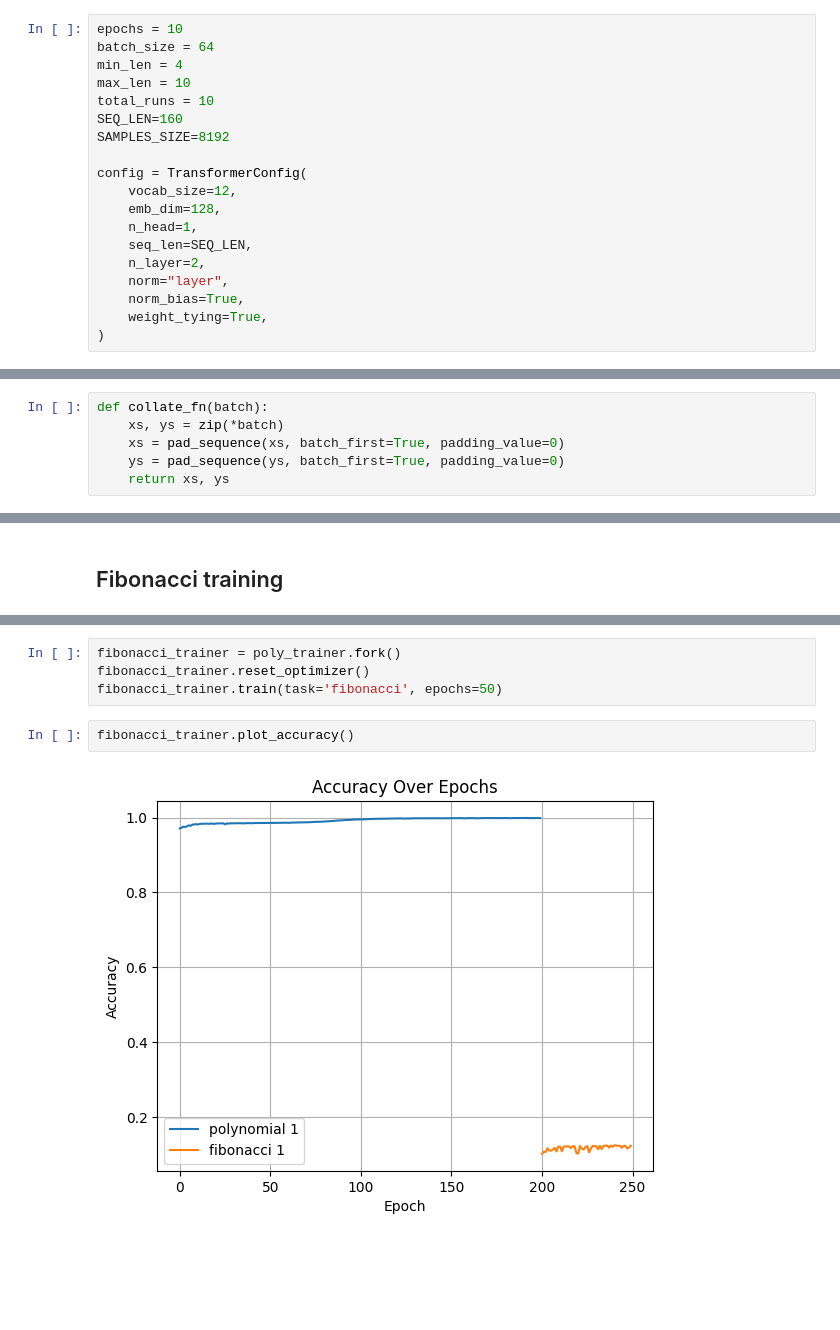
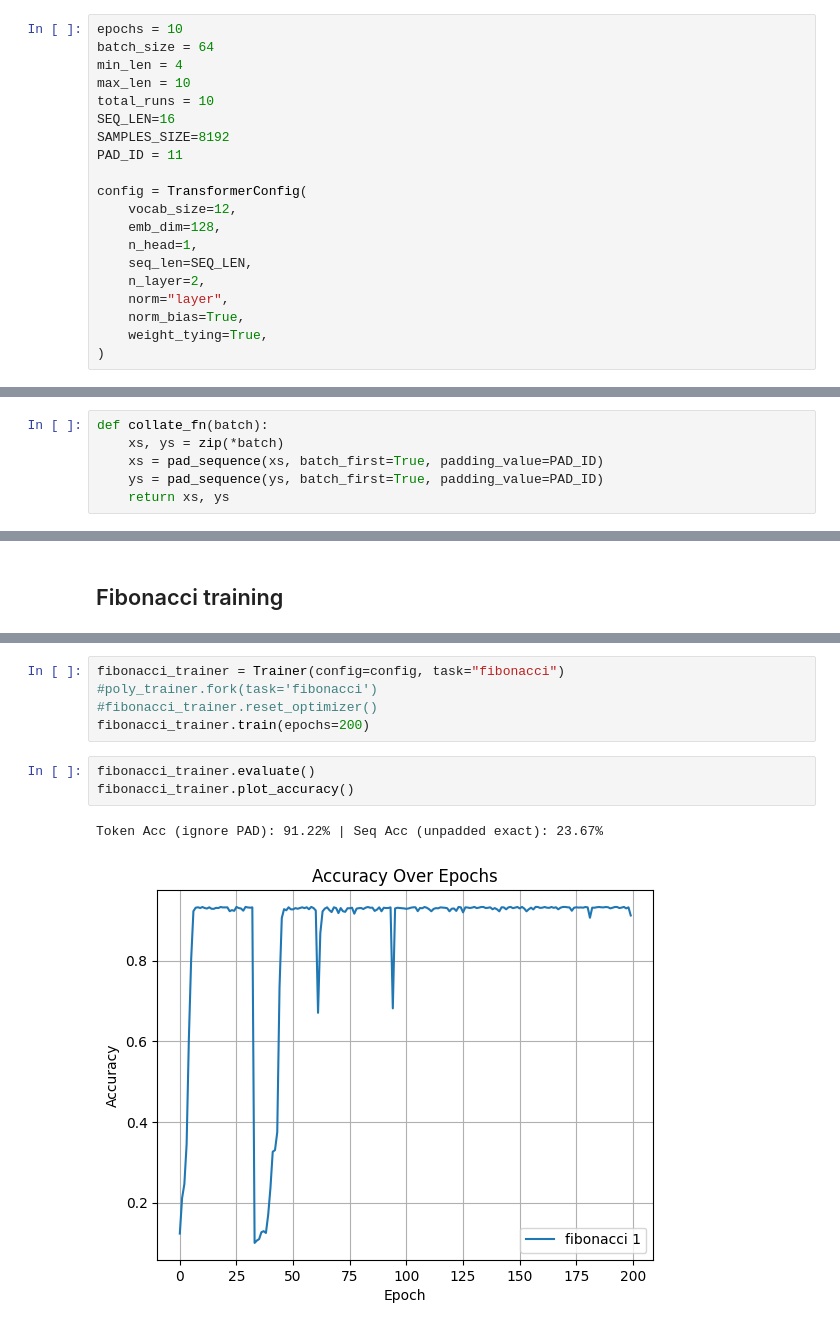
Before and after one commit to avivabou/pal, a Jupyter notebook: projects/cot/notebooks/bounded_output.ipynb, the cells around one changed output, grey strips where cells are left out. Drawn from its saved outputs; the diff is of its cells as text; blank space fills up the shorter version.

Commit message:
working fibonacci

```diff
--- a/projects/cot/notebooks/bounded_output.ipynb
+++ b/projects/cot/notebooks/bounded_output.ipynb
@@ -28,8 +31,9 @@ batch_size = 64
 min_len = 4
 max_len = 10
 total_runs = 10
-SEQ_LEN=160
+SEQ_LEN=16
 SAMPLES_SIZE=8192
+PAD_ID = 11
 
 config = TransformerConfig(
     vocab_size=12,
@@ -178,11 +201,11 @@ class FibonacciDataset(Dataset):
-# %%
-def collate_fn(batch):
-    xs, ys = zip(*batch)
-    xs = pad_sequence(xs, batch_first=True, padding_value=0)
-    ys = pad_sequence(ys, batch_first=True, padding_value=0)
-    return xs, ys
 # %% [markdown]
 ## Model Object
+# %%
+def collate_fn(batch):
+    xs, ys = zip(*batch)
+    xs = pad_sequence(xs, batch_first=True, padding_value=PAD_ID)
+    ys = pad_sequence(ys, batch_first=True, padding_value=PAD_ID)
+    return xs, ys
 # %%
 class Trainer:
     all_accuracies = []
@@ -371,8 +582,10 @@ factorial_trainer.plot_accuracy()
 # %%
-fibonacci_trainer = poly_trainer.fork()
-fibonacci_trainer.reset_optimizer()
-fibonacci_trainer.train(task='fibonacci', epochs=50)
+fibonacci_trainer = Trainer(config=config, task="fibonacci") #poly_trainer.fork(task='fibonacci')
+#fibonacci_trainer.reset_optimizer()
+fibonacci_trainer.train(epochs=200)
 # %%
+fibonacci_trainer.evaluate()
 fibonacci_trainer.plot_accuracy()
 # %% [output]
+Token Acc (ignore PAD): 91.22% | Seq Acc (unpadded exact): 23.67%
-[figure, old version]
+[figure, new version]
```
Also changed, not shown: parts of 34 cells of this notebook.
